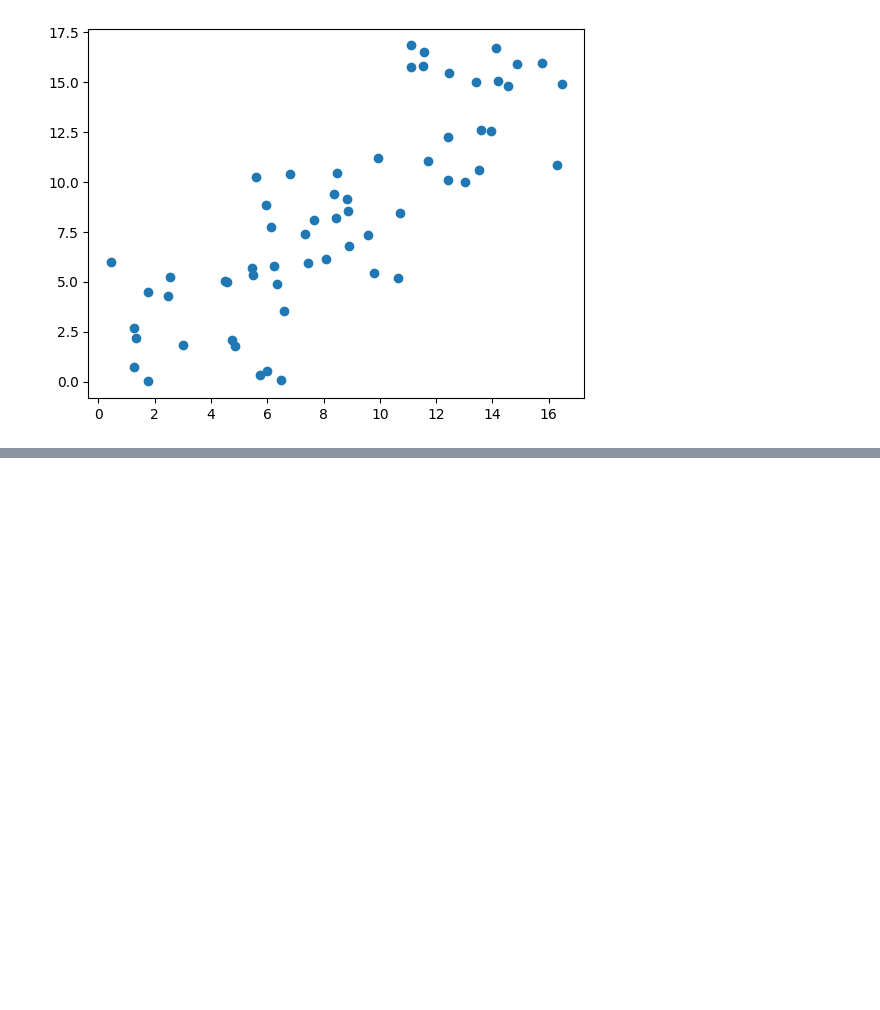
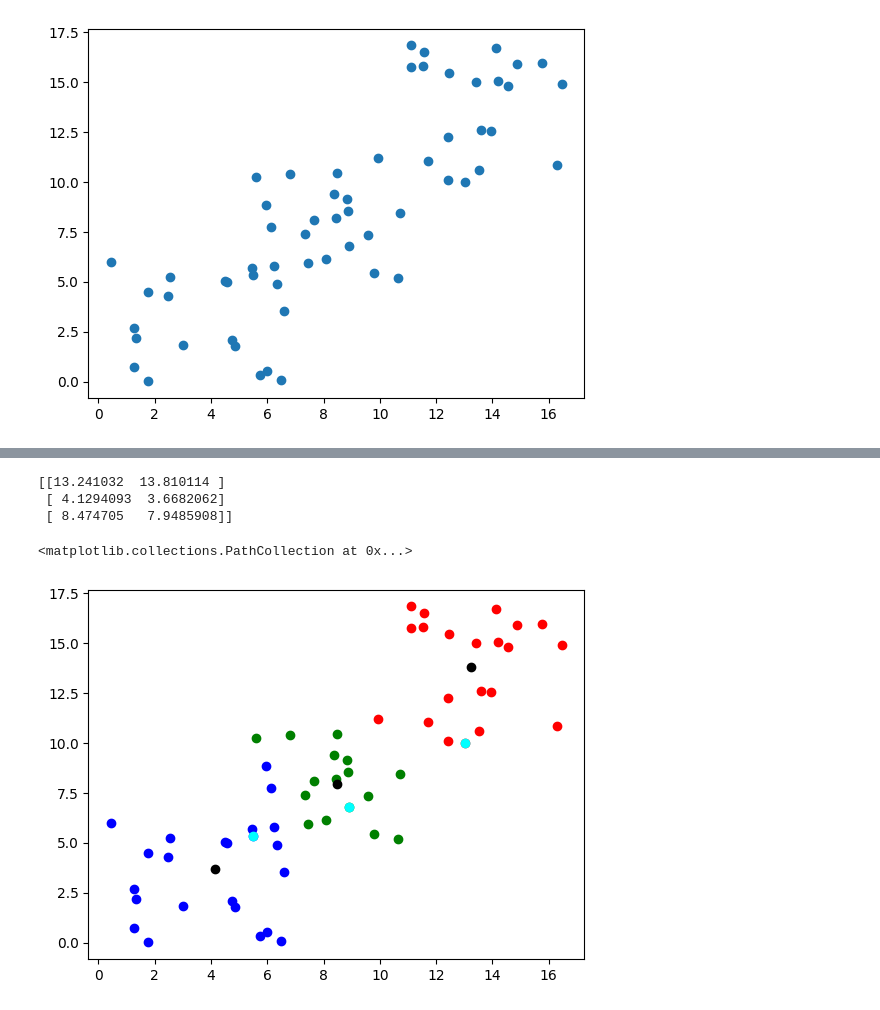
Before and after one commit to xDocka15/MPA-MLF_Dockal, a Jupyter notebook: mlf2.ipynb, the cells around one changed output, grey strips where cells are left out. Cells and saved outputs as stored; diff of their text form; code cells hidden in the pictures; blank space fills up the shorter version.

```diff
--- a/mlf2.ipynb
+++ b/mlf2.ipynb
@@ -235,0 +275,16 @@ calculate_objective(assined_centroids, distance_array)
+# %%
+new_centroids = calculate_new_centroids(loaded_points, assined_centroids, k)
+print(new_centroids)
+
+plt.figure()
+plt.scatter(filtered_points0[:,0],filtered_points0[:,1], color="red")
+plt.scatter(filtered_points1[:,0],filtered_points1[:,1], color="blue")
+plt.scatter(filtered_points2[:,0],filtered_points2[:,1], color="green")
+plt.scatter(centroids[:,0],centroids[:,1], color="cyan")
+plt.scatter(new_centroids[:,0],new_centroids[:,1], color="black")
+# %% [output]
+[[13.241032  13.810114 ]
+ [ 4.1294093  3.6682062]
+ [ 8.474705   7.9485908]]
+<matplotlib.collections.PathCollection at 0x...>
+[figure, added]
```
Also changed, not shown: parts of 9 cells of this notebook.
